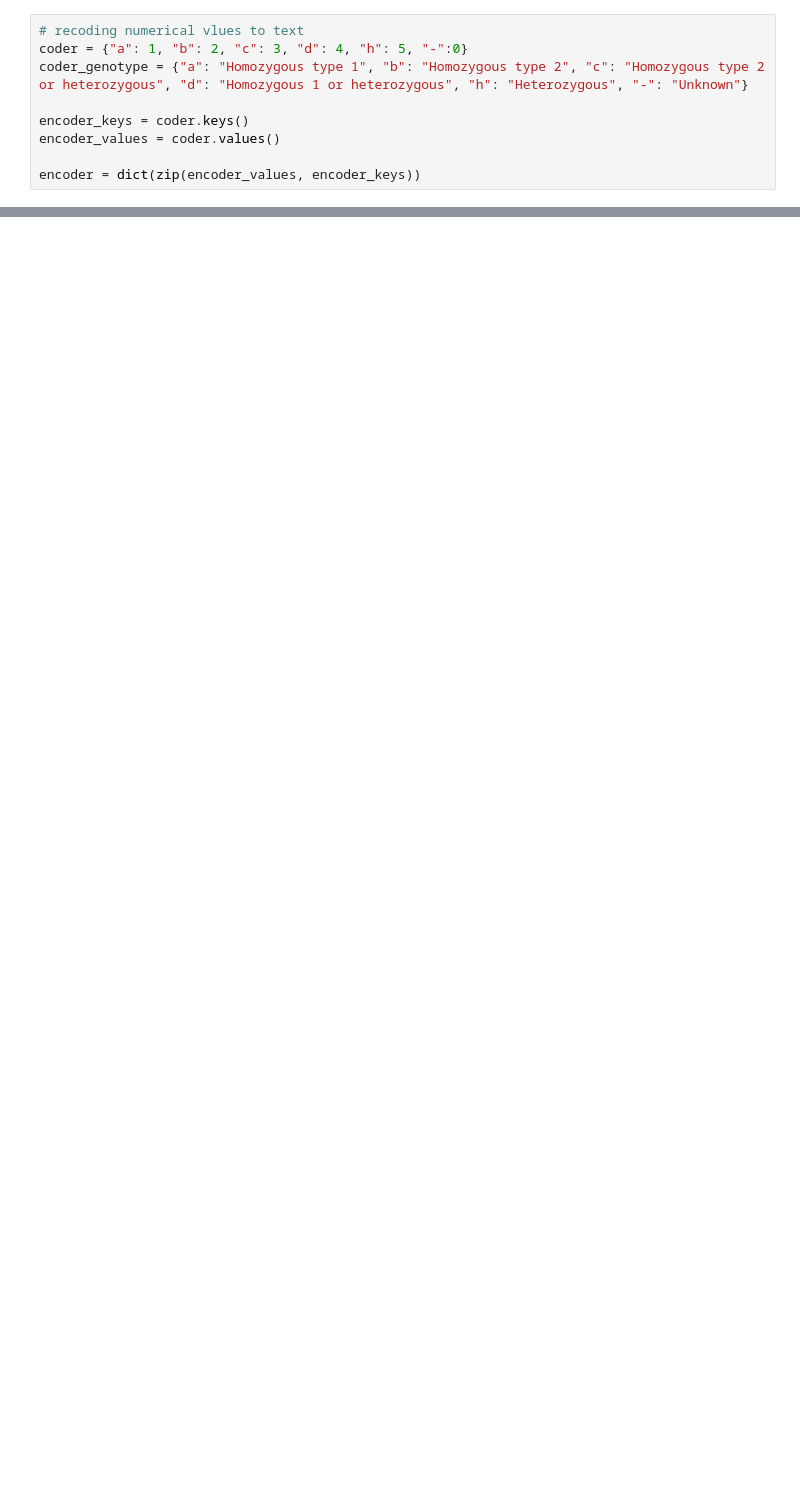
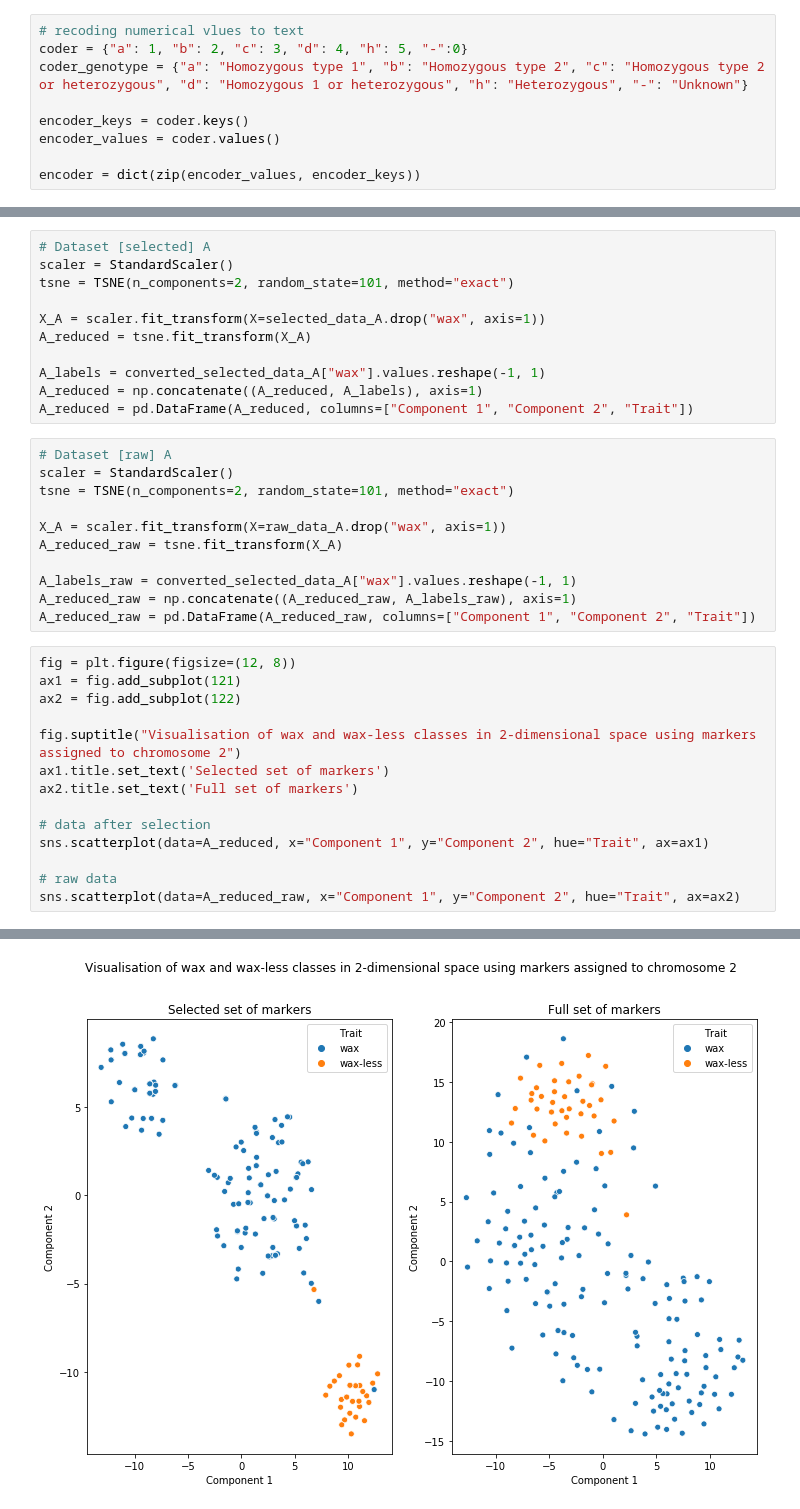
Before and after one commit to Janbinkowski96/New_DaRT_Data, a Jupyter notebook: notebooks/plots.ipynb, the cells around one changed output, grey strips where cells are left out. Drawn from its saved outputs; the diff is of its cells as text; blank space fills up the shorter version.

```diff
--- a/notebooks/plots.ipynb
+++ b/notebooks/plots.ipynb
@@ -122,0 +133,37 @@ for marker in markers_B:
+# %%
+# Dataset [selected] A
+scaler = StandardScaler()
+tsne = TSNE(n_components=2, random_state=101, method="exact")
+
+X_A = scaler.fit_transform(X=selected_data_A.drop("wax", axis=1))
+A_reduced = tsne.fit_transform(X_A)
+
+A_labels = converted_selected_data_A["wax"].values.reshape(-1, 1)
+A_reduced = np.concatenate((A_reduced, A_labels), axis=1)
+A_reduced = pd.DataFrame(A_reduced, columns=["Component 1", "Component 2", "Trait"])
+# %%
+# Dataset [raw] A
+scaler = StandardScaler()
+tsne = TSNE(n_components=2, random_state=101, method="exact")
+
+X_A = scaler.fit_transform(X=raw_data_A.drop("wax", axis=1))
+A_reduced_raw = tsne.fit_transform(X_A)
+
+A_labels_raw = converted_selected_data_A["wax"].values.reshape(-1, 1)
+A_reduced_raw = np.concatenate((A_reduced_raw, A_labels_raw), axis=1)
+A_reduced_raw = pd.DataFrame(A_reduced_raw, columns=["Component 1", "Component 2", "Trait"])
+# %%
+fig = plt.figure(figsize=(12, 8))
+ax1 = fig.add_subplot(121)
+ax2 = fig.add_subplot(122)
+
+fig.suptitle("Visualisation of wax and wax-less classes in 2-dimensional space using markers assigned to chromosome 2")
+ax1.title.set_text('Selected set of markers')
+ax2.title.set_text('Full set of markers')
+
+# data after selection
+sns.scatterplot(data=A_reduced, x="Component 1", y="Component 2", hue="Trait", ax=ax1)
+
+# raw data
+sns.scatterplot(data=A_reduced_raw, x="Component 1", y="Component 2", hue="Trait", ax=ax2)
+# %% [output]
@@ -122,0 +171 @@ for marker in markers_B:
+[figure, added]
```
Also changed, not shown: parts of 13 cells of this notebook, 54 other files.
